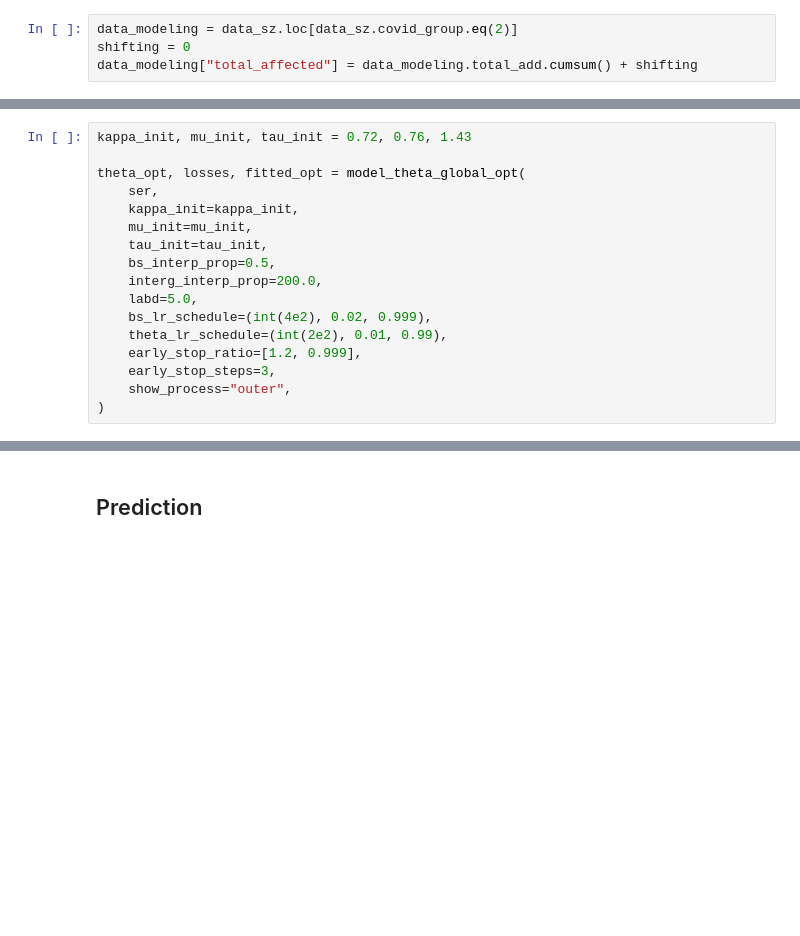
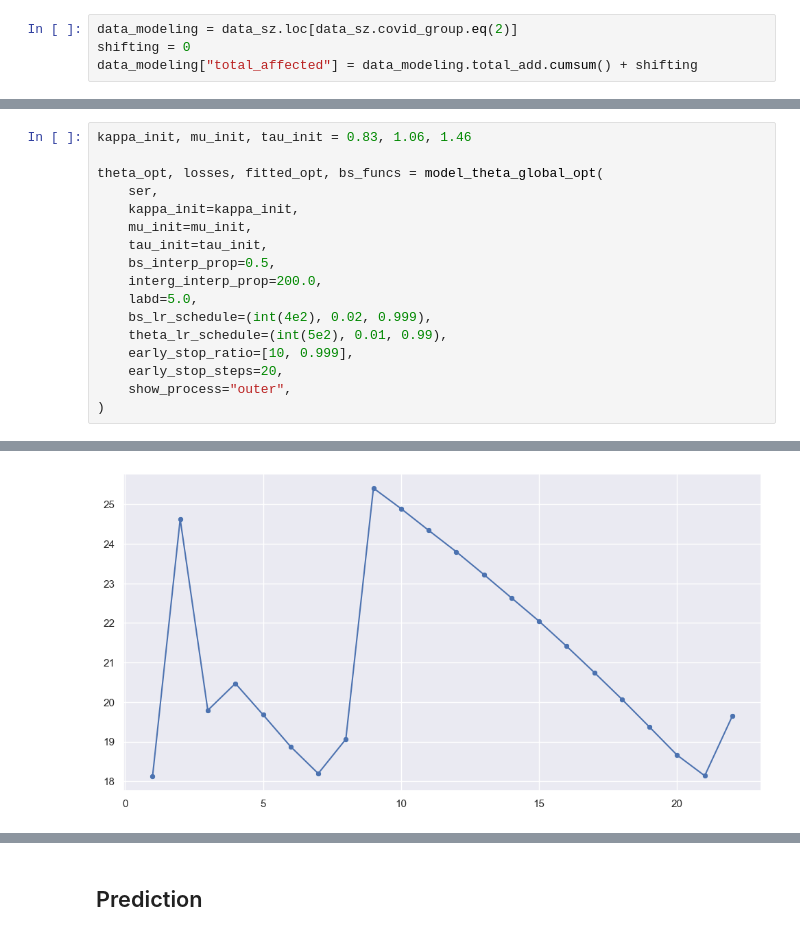
Before and after one commit to ChenZhouUC/Covid19_Modeling, a Jupyter notebook: scripts/covid19.ipynb, the cells around one changed output, grey strips where cells are left out. Cells and saved outputs as stored; diff of their text form; blank space fills up the shorter version.

```diff
--- a/scripts/covid19.ipynb
+++ b/scripts/covid19.ipynb
@@ -259,7 +262,7 @@ bs_coeff_local_opt(
 # %%
-kappa_init, mu_init, tau_init = 0.72, 0.76, 1.43
+kappa_init, mu_init, tau_init = 0.83, 1.06, 1.46
 
-theta_opt, losses, fitted_opt = model_theta_global_opt(
+theta_opt, losses, fitted_opt, bs_funcs = model_theta_global_opt(
     ser,
     kappa_init=kappa_init,
     mu_init=mu_init,
@@ -268,9 +271,9 @@ theta_opt, losses, fitted_opt = model_theta_global_opt(
     interg_interp_prop=200.0,
     labd=5.0,
     bs_lr_schedule=(int(4e2), 0.02, 0.999),
-    theta_lr_schedule=(int(2e2), 0.01, 0.99),
-    early_stop_ratio=[1.2, 0.999],
-    early_stop_steps=3,
+    theta_lr_schedule=(int(5e2), 0.01, 0.99),
+    early_stop_ratio=[10, 0.999],
+    early_stop_steps=20,
     show_process="outer",
 )
 # %% [output]
@@ -278,3 +297,4 @@ TypeError: ufunc 'subtract' output (typecode 'O') could not be coerced to provid
+[figure, added]
 # %%
 sns.scatterplot(x=range(len(ser)), y=ser, alpha=1.0, color="blue", s=32)
 sns.lineplot(
```
Also changed, not shown: parts of 10 cells of this notebook, 1 other file.
